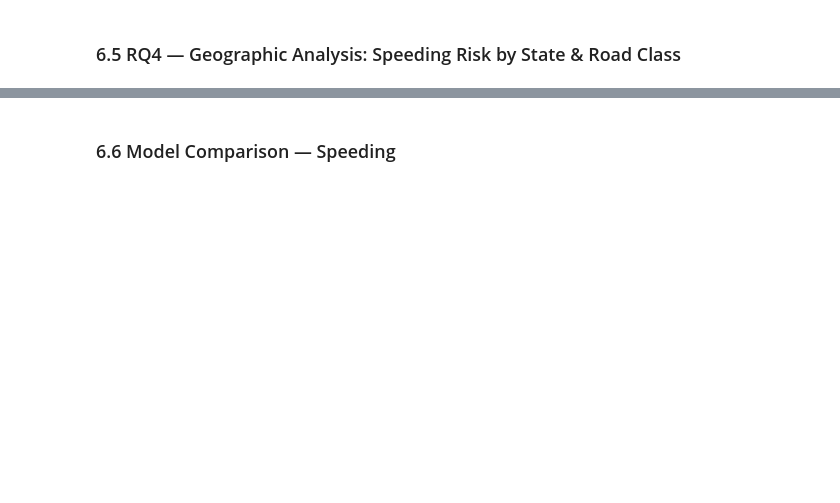
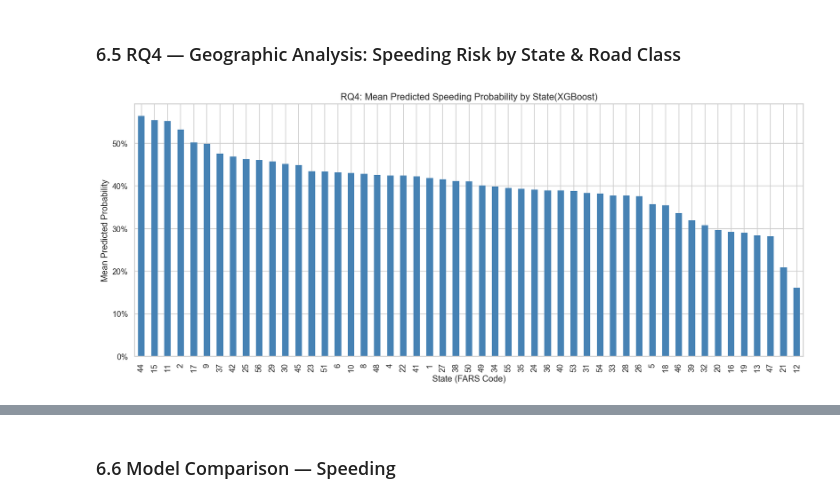
Before and after one commit to amangill-data/FARS-Fatal-Crash-Analysis, a Jupyter notebook: ADTA5940_Modeling.ipynb, the cells around one changed output, grey strips where cells are left out. Drawn from its saved outputs; the diff is of its cells as text; code cells hidden in the pictures; blank space fills up the shorter version.

```diff
--- a/ADTA5940_Modeling.ipynb
+++ b/ADTA5940_Modeling.ipynb
@@ -520,20 +643,21 @@ shap.summary_plot(
 # %%
 # Map XGBoost predictions back to original df rows via idx_spd
 spd_geo = df.loc[idx_spd, ["STATE", "FUNC_SYS", "IS_SPEEDING"]].copy()
 spd_geo["PRED_PROB"] = xgb_spd.predict_proba(X_spd)[:, 1]
 
 # State-level average predicted speeding probability
 state_risk = spd_geo.groupby("STATE")["PRED_PROB"].mean().sort_values(ascending=False)
 
 fig, ax = plt.subplots(figsize=(14, 6))
 state_risk.plot(kind="bar", ax=ax, color="steelblue", edgecolor="none")
-ax.set_title("RQ4: Mean Predicted Speeding Probability by State
-(XGBoost)", fontsize=13)
+ax.set_title("RQ4: Mean Predicted Speeding Probability by State(XGBoost)", fontsize=13)
 ax.set_xlabel("State (FARS Code)")
 ax.set_ylabel("Mean Predicted Probability")
 ax.yaxis.set_major_formatter(mtick.PercentFormatter(1.0))
 plt.tight_layout()
 plt.show()
+# %% [output]
+[figure, added]
 # %%
 # Road class (FUNC_SYS) × speeding risk heatmap by state (top 10 states)
 top_states = state_risk.head(10).index.tolist()
```
Also changed, not shown: parts of 18 cells of this notebook.
